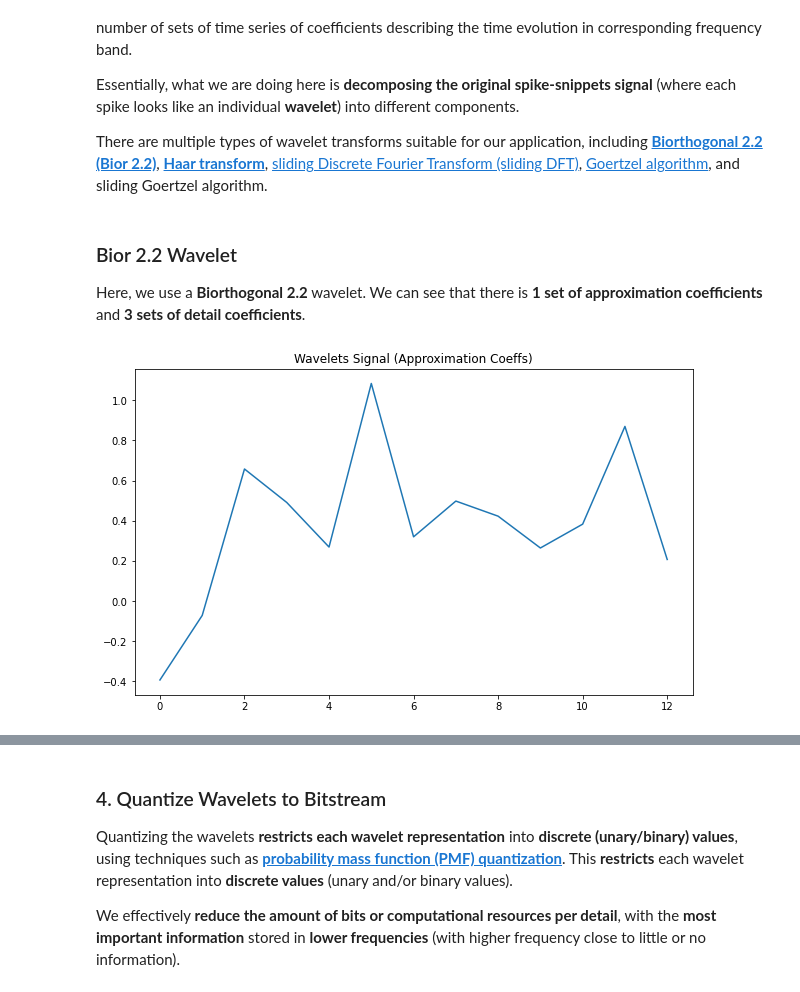
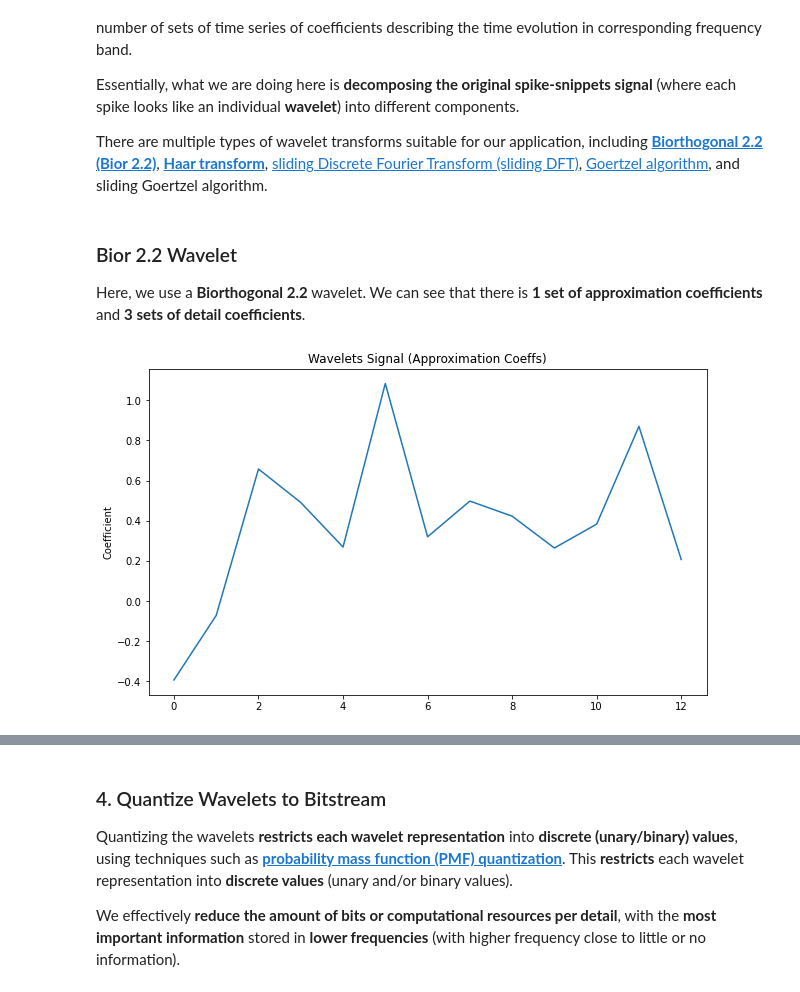
Before and after one commit to michaela10c/neural_signal_compression, a Jupyter notebook: Neural Signal Compression.ipynb, the cells around one changed output, grey strips where cells are left out. Cells and saved outputs as stored; diff of their text form; code cells hidden in the pictures.

```diff
--- a/Neural Signal Compression.ipynb
+++ b/Neural Signal Compression.ipynb
@@ -414,12 +414,12 @@ Determine the wavelet representations for each sample by performing a **wavelet
 Essentially, what we are doing here is **decomposing the original spike-snippets signal** (where each spike looks like an individual **wavelet**) into different components.
 
 There are multiple types of wavelet transforms suitable for our application, including **[Biorthogonal 2.2 (Bior 2.2)](https://wavelets.pybytes.com/wavelet/bior2.2/)**, **[Haar transform](https://en.wikipedia.org/wiki/Haar_wavelet#Haar_transform)**, [sliding Discrete Fourier Transform (sliding DFT)](https://www.dsprelated.com/showarticle/776.php), [Goertzel algorithm](https://en.wikipedia.org/wiki/Goertzel_algorithm), and sliding Goertzel algorithm.
-# %% [markdown]
-### Bior 2.2 Wavelet
-
-<!-- Here, we choose to use a **Haar transform**. For our application, the Haar transform is **suitable for real-time, on-chip computation**, since the values of each scale of the transform are **immediately squared and summed** to determine the **energy** contained in that frequency band. It **splits the frequency spectrum** into **powers of two** (e.g., 2.5 - 5 kHz, 5 - 10 kHz, 10 - 20 kHz, etc.). Haar transform works **especially well for large samples**; for example, a **5-scale Haar transform** compresses data from **thousands of samples** into **just 5 numbers**. Since we are only interested in looking at the **overall frequency characteristics**, this transform is **"lossy"**.  -->
-
-Here, we use a **Biorthogonal 2.2** wavelet. We can see that there is **1 set of approximation coefficients** and **3 sets of detail coefficients**.
+# %% [markdown]
+### Bior 2.2 Wavelet
+
+<!-- Here, we choose to use a **Haar transform**. For our application, the Haar transform is **suitable for real-time, on-chip computation**, since the values of each scale of the transform are **immediately squared and summed** to determine the **energy** contained in that frequency band. It **splits the frequency spectrum** into **powers of two** (e.g., 2.5 - 5 kHz, 5 - 10 kHz, 10 - 20 kHz, etc.). Haar transform works **especially well for large samples**; for example, a **5-scale Haar transform** compresses data from **thousands of samples** into **just 5 numbers**. Since we are only interested in looking at the **overall frequency characteristics**, this transform is **"lossy"**.  -->
+
+Here, we use a **Biorthogonal 2.2** wavelet. We can see that there is **1 set of approximation coefficients** and **3 sets of detail coefficients**.
 # %%
 def perform_wavelet_decomposition(signal, wavelet='bior2.2', level=3):
     """Perform wavelet decomposition and retain only the approximation coefficients."""
@@ -432,11 +432,12 @@ approximation_coeffs, detail_coeffs = perform_wavelet_decomposition(x_snippets_n
 # %%
 # Plot approximation coeffs
 plt.figure(figsize=(10, 6))
 plt.plot(approximation_coeffs)
 plt.title('Wavelets Signal (Approximation Coeffs)')
+plt.ylabel('Coefficient')
 plt.show()
 # %% [output]
-[figure, old version]
+[figure, new version]
 # %%
 # Plot detail coeffs
 i = 0
```
Also changed, not shown: parts of 35 cells of this notebook.
